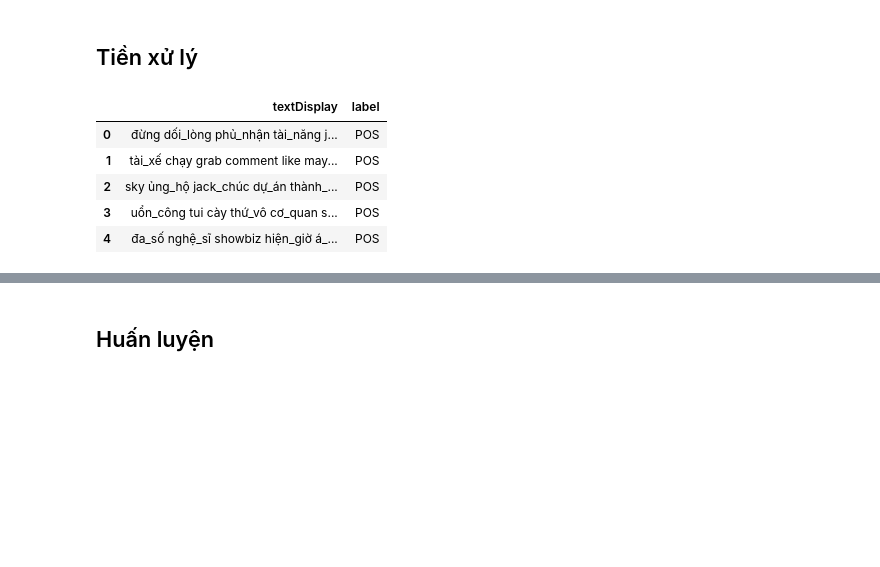
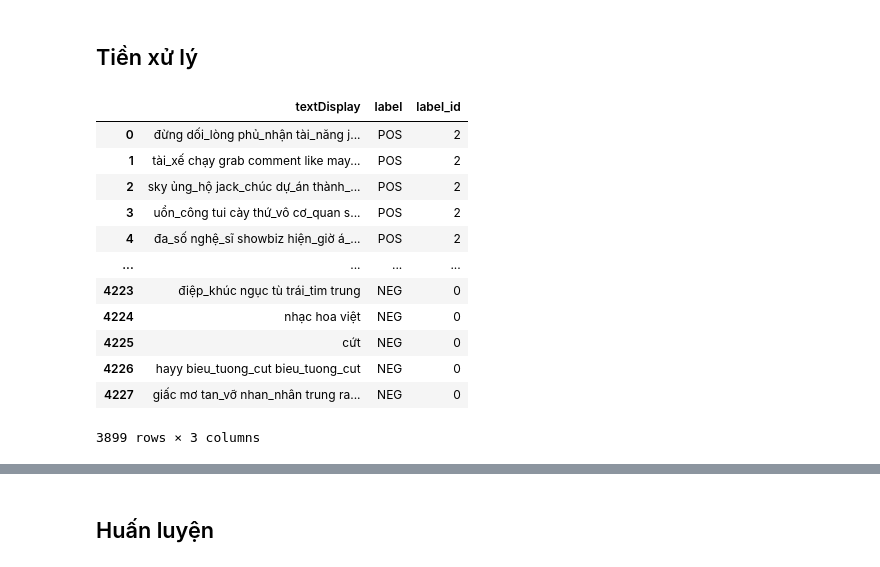
Before and after one commit to thethien8a/Sentiment-Analysis-Vietnamese, a Jupyter notebook: phoBert.ipynb, the cells around one changed output, grey strips where cells are left out. Cells and saved outputs as stored; diff of their text form; code cells hidden in the pictures; blank space fills up the shorter version.

```diff
--- a/phoBert.ipynb
+++ b/phoBert.ipynb
@@ -179,22 +183,33 @@ def preprocess_comment(text):
 # %% [markdown]
 ## Tiền xử lý
 # %%
+# Xoá NaN
+df_cmt = df_cmt.dropna()
 # Lọc trùng bình luận (tránh seeding)
 df_cmt = df_cmt.drop_duplicates(subset=['textDisplay'], keep='first')
+df_cmt['label'] = df_cmt['label'].astype(int)
 df_cmt["textDisplay"] = df_cmt["textDisplay"].fillna("").apply(preprocess_comment)
 # %%
 # Thay nhãn
+df_cmt['label_id'] = df_cmt['label']
 df_cmt['label'] = df_cmt['label'].replace({
-    0.0: 'NEG',
-    1.0: 'NEU',
-    2.0: 'POS'
+    0: 'NEG',
+    1: 'NEU',
+    2: 'POS'
 })
 # %%
-df_cmt.head()
+df_cmt
 # %% [output]
-|  | textDisplay | label |
-| 0 | đừng dối_lòng phủ_nhận tài_năng j... | POS |
-| 1 | tài_xế chạy grab comment like may... | POS |
-| 2 | sky ủng_hộ jack_chúc dự_án thành_... | POS |
-| 3 | uổn_công tui cày thứ_vô cơ_quan s... | POS |
-| 4 | đa_số nghệ_sĩ showbiz hiện_giờ á_... | POS |
+|  | textDisplay | label | label_id |
+| 0 | đừng dối_lòng phủ_nhận tài_năng j... | POS | 2 |
+| 1 | tài_xế chạy grab comment like may... | POS | 2 |
+| 2 | sky ủng_hộ jack_chúc dự_án thành_... | POS | 2 |
+| 3 | uổn_công tui cày thứ_vô cơ_quan s... | POS | 2 |
+| 4 | đa_số nghệ_sĩ showbiz hiện_giờ á_... | POS | 2 |
+| ... | ... | ... | ... |
+| 4223 | điệp_khúc ngục tù trái_tim trung | NEG | 0 |
+| 4224 | nhạc hoa việt | NEG | 0 |
+| 4225 | cứt | NEG | 0 |
+| 4226 | hayy bieu_tuong_cut bieu_tuong_cut | NEG | 0 |
+| 4227 | giấc mơ tan_vỡ nhan_nhân trung ra... | NEG | 0 |
+3899 rows × 3 columns
```
Also changed, not shown: parts of 13 cells of this notebook.
